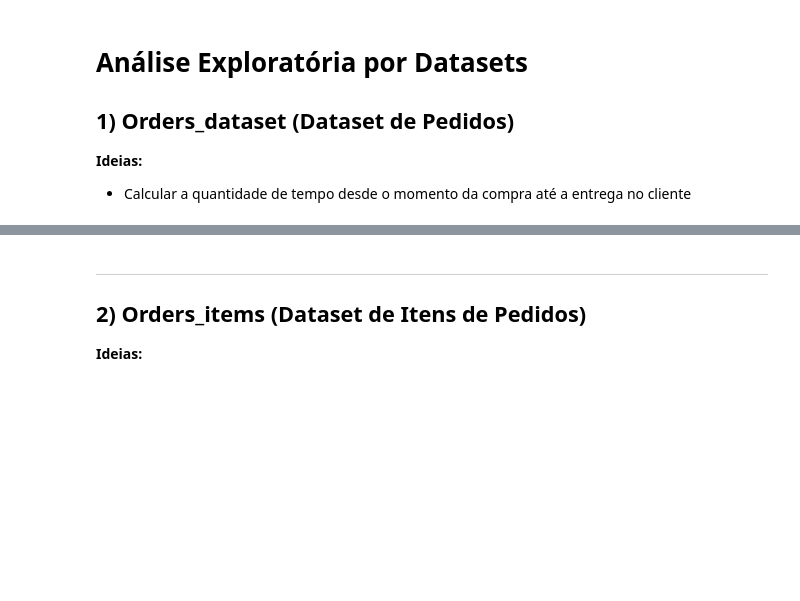
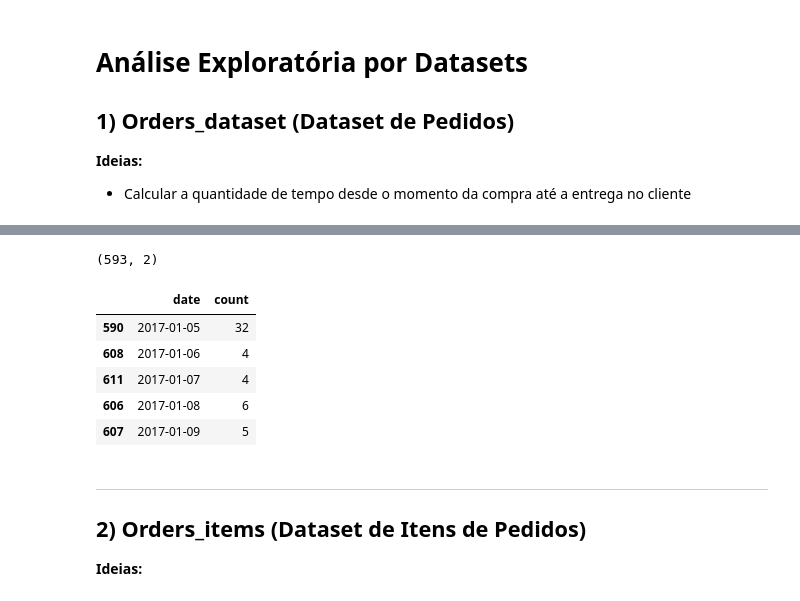
Before and after one commit to Krupique/challenges-kaggle, a Jupyter notebook: challenges/16_BrazilianEcommerceAnalytics/01_analise_exploratoria.ipynb, the cells around one changed output, grey strips where cells are left out. Drawn from its saved outputs; the diff is of its cells as text; code cells hidden in the pictures; blank space fills up the shorter version.

```diff
--- a/challenges/16_BrazilianEcommerceAnalytics/01_analise_exploratoria.ipynb
+++ b/challenges/16_BrazilianEcommerceAnalytics/01_analise_exploratoria.ipynb
@@ -105,0 +252,13 @@ dfOrders.shape
+# %%
+tsPurchase = tsPurchase.loc[(tsPurchase['date'] > '2017-01-04') & (tsPurchase['date'] < '2018-08-21')]
+
+print(tsPurchase.shape)
+tsPurchase.head()
+# %% [output]
+(593, 2)
+|  | date | count |
+| 590 | 2017-01-05 | 32 |
+| 608 | 2017-01-06 | 4 |
+| 611 | 2017-01-07 | 4 |
+| 606 | 2017-01-08 | 6 |
+| 607 | 2017-01-09 | 5 |
```
Also changed, not shown: parts of 35 cells of this notebook, 1 other file.
